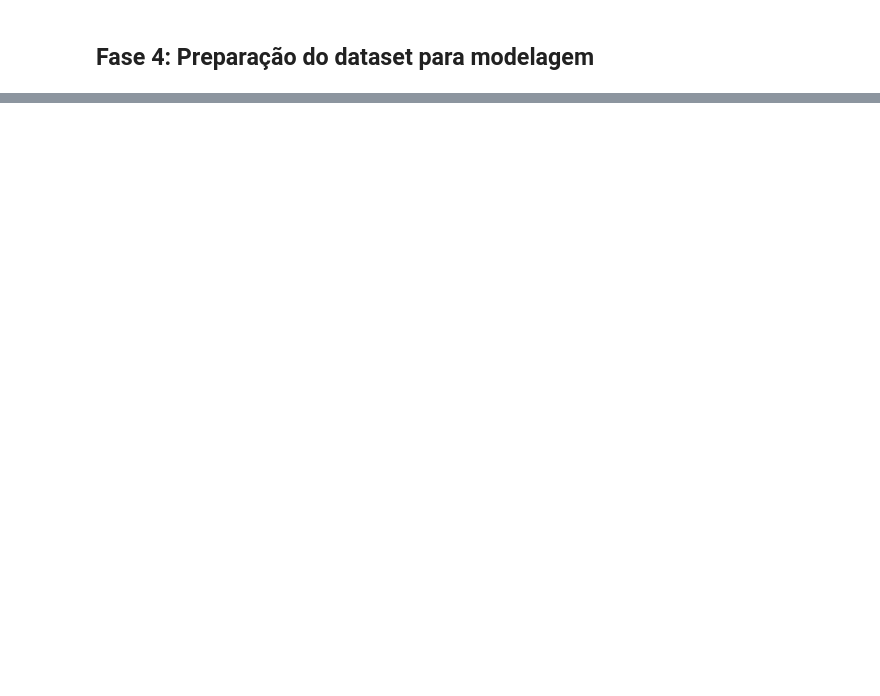
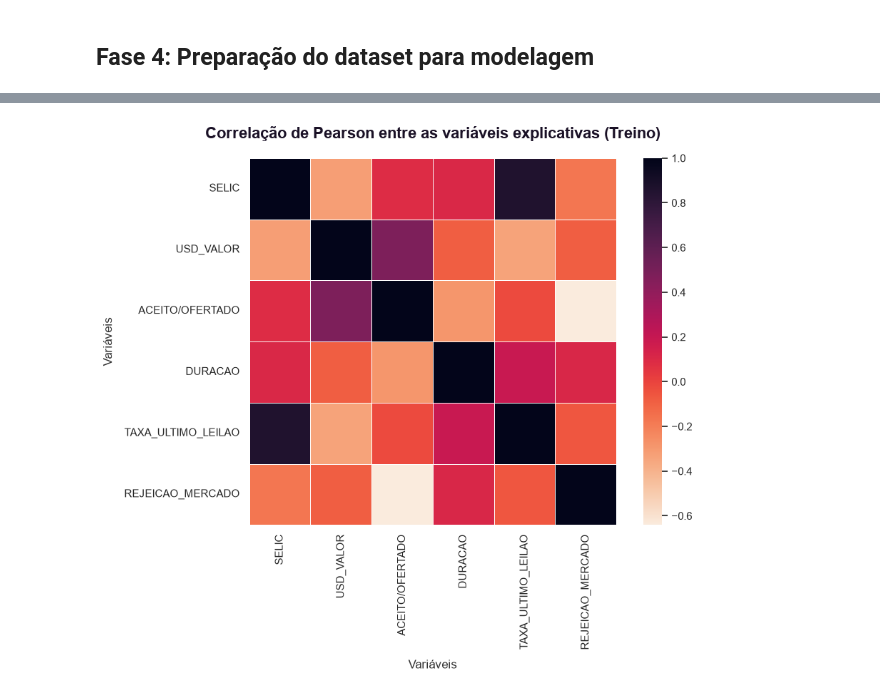
Before and after one commit to FelipeQue/brazilian-treasury-rate-prediction, a Jupyter notebook: notebooks/treasurycaster.ipynb, the cells around one changed output, grey strips where cells are left out. Saved outputs shown, nothing was run; the diff lists cells and outputs as text; code cells hidden in the pictures; blank space fills up the shorter version.

```diff
--- a/notebooks/treasurycaster.ipynb
+++ b/notebooks/treasurycaster.ipynb
@@ -346,2 +365,13 @@ save_data_to_csv(df_engineered, PROCESSED_FILE)
 # %% [markdown]
 ## Fase 4: Preparação do dataset para modelagem
+# %%
+# Conjunto de variáveis que serão utilizadas na modelagem preditiva.
+
+explanatory = [ 'SELIC', 'USD_VALOR', 'ACEITO/OFERTADO', 'DURACAO', 'TAXA_ULTIMO_LEILAO', 'REJEICAO_MERCADO' ]
+
+X = df_engineered[explanatory].copy()
+Y = df_engineered['TAXA'].copy()
+
+X_train, X_test, y_train, y_test = split_time_series(X, Y)
+
+print(f"Treino: {X_train.shape}   Teste: {X_test.shape}")
@@ -348,3 +393,7 @@ save_data_to_csv(df_engineered, PROCESSED_FILE)
+# %%
+plot_correlation_heatmap(X_train, title='Correlação de Pearson entre as variáveis explicativas (Treino)', filename='correlation_heatmap_explanatory_train.png')
+# %% [output]
+[figure, added]
 # %% [markdown]
 **Discussão**
 
```
Also changed, not shown: parts of 7 cells of this notebook, 2 other files.
